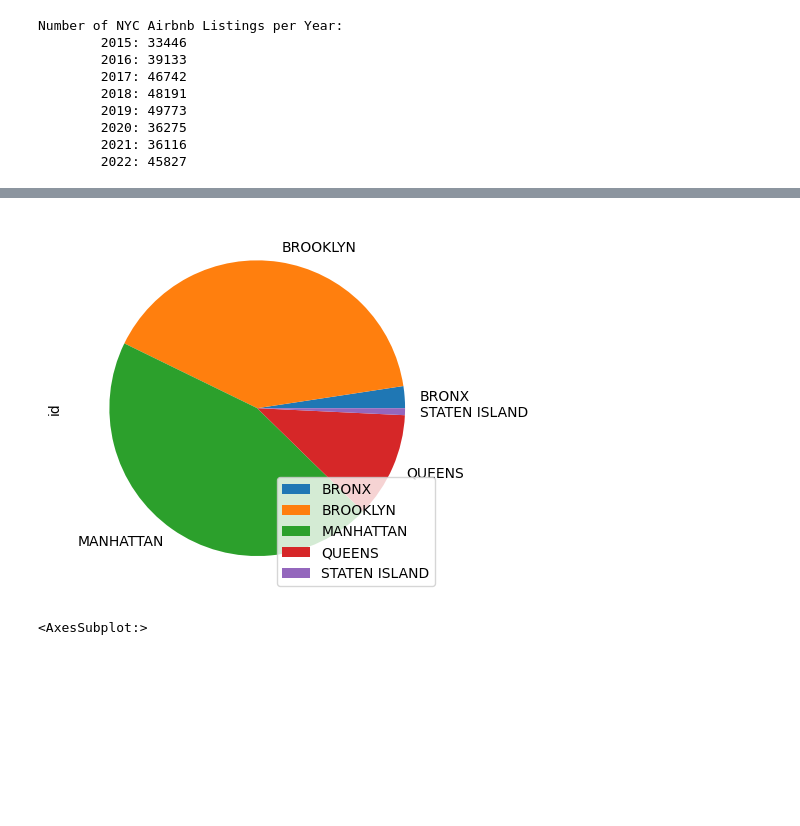
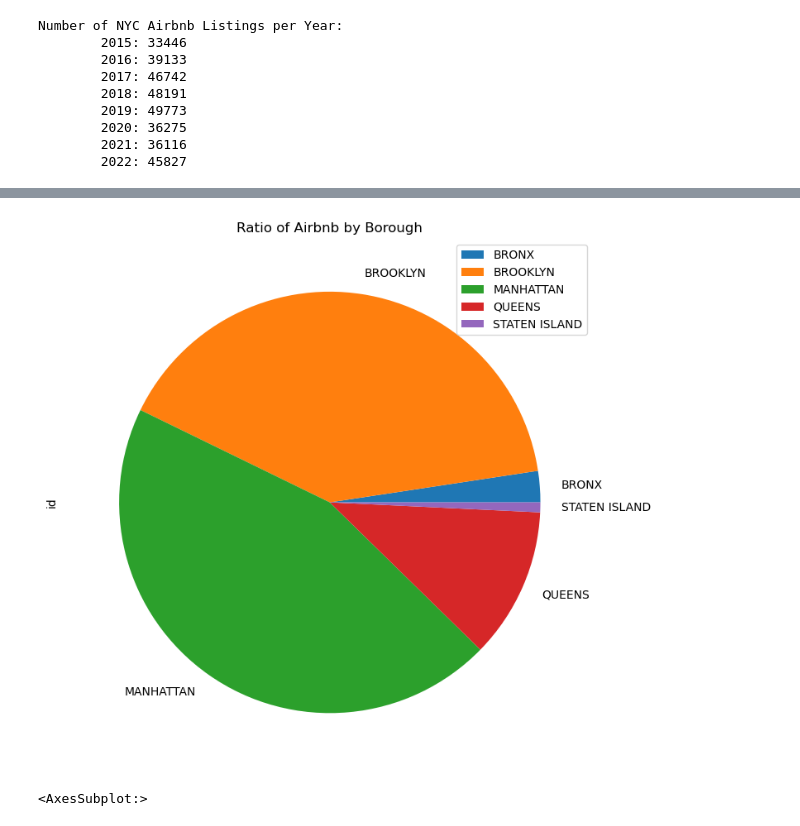
Before and after one commit to hpuma/Airbnb_Rental_Project, a Jupyter notebook: vis/inside_airbnb_eda_sergio.ipynb, the cells around one changed output, grey strips where cells are left out. Cells and saved outputs as stored; diff of their text form; code cells hidden in the pictures; blank space fills up the shorter version.

```diff
--- a/vis/inside_airbnb_eda_sergio.ipynb
+++ b/vis/inside_airbnb_eda_sergio.ipynb
@@ -73,9 +80,10 @@ Number of NYC Airbnb Listings per Year:
 # %%
 abnb_df.groupby(['borough']).count().plot(kind='pie', y='id')
-plt.legend(loc = 'lower right')
+#plt.legend(loc = 'lower right')
+plt.title('Ratio of Airbnb by Borough')
 plt.show()
 # %% [output]
-[figure, old version]
+[figure, new version]
 # %%
 #color display?
 abnb_df[abnb_df['year'] == '2017'].groupby(['borough'])['id'].count().to_frame().sort_values('id').T.plot.barh()
```
Also changed, not shown: parts of 18 cells of this notebook, 1 other file.
